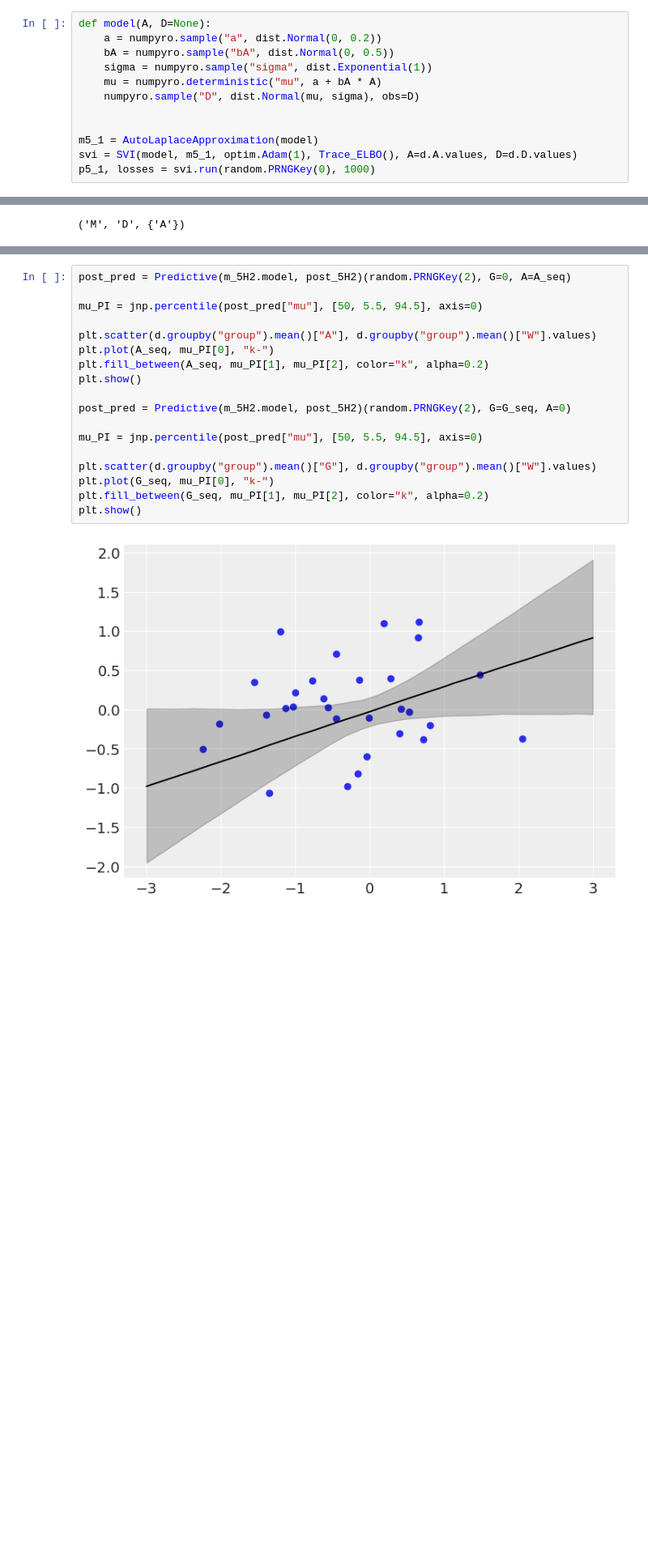
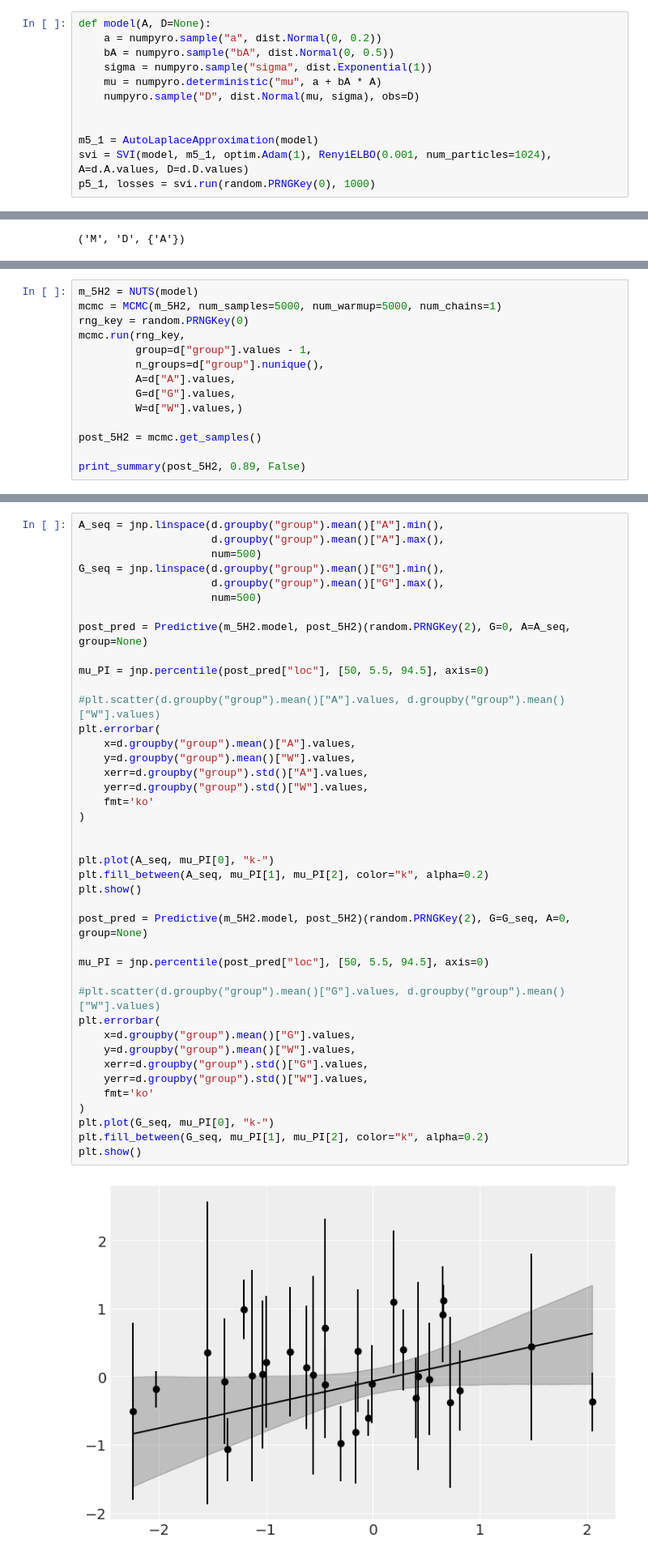
Before and after one commit to jgraving/rethinking-numpyro, a Jupyter notebook: notebooks/05_the_many_variables_and_the_spurious_waffles.ipynb, the cells around one changed output, grey strips where cells are left out. Shown at 81% size. Drawn from its saved outputs; the diff is of its cells as text; blank space fills up the shorter version.

```diff
--- a/notebooks/05_the_many_variables_and_the_spurious_waffles.ipynb
+++ b/notebooks/05_the_many_variables_and_the_spurious_waffles.ipynb
@@ -138,7 +139,7 @@ def model(A, D=None):
 
 
 m5_1 = AutoLaplaceApproximation(model)
-svi = SVI(model, m5_1, optim.Adam(1), Trace_ELBO(), A=d.A.values, D=d.D.values)
+svi = SVI(model, m5_1, optim.Adam(1), RenyiELBO(0.001, num_particles=1024), A=d.A.values, D=d.D.values)
 p5_1, losses = svi.run(random.PRNGKey(0), 1000)
 # %% [markdown]
 ### Code 5.4
@@ -1190,0 +1167,14 @@ sigma (2000,)
+# %%
+m_5H2 = NUTS(model)
+mcmc = MCMC(m_5H2, num_samples=5000, num_warmup=5000, num_chains=1)
+rng_key = random.PRNGKey(0)
+mcmc.run(rng_key,
+         group=d["group"].values - 1,
+         n_groups=d["group"].nunique(),
+         A=d["A"].values,
+         G=d["G"].values,
+         W=d["W"].values,)
+
+post_5H2 = mcmc.get_samples()
+
+print_summary(post_5H2, 0.89, False)
@@ -1191,20 +1199,43 @@ sigma (2000,)
 # %%
-post_pred = Predictive(m_5H2.model, post_5H2)(random.PRNGKey(2), G=0, A=A_seq)
+A_seq = jnp.linspace(d.groupby("group").mean()["A"].min(),
+                     d.groupby("group").mean()["A"].max(),
+                     num=500)
+G_seq = jnp.linspace(d.groupby("group").mean()["G"].min(),
+                     d.groupby("group").mean()["G"].max(),
+                     num=500)
 
-mu_PI = jnp.percentile(post_pred["mu"], [50, 5.5, 94.5], axis=0)
+post_pred = Predictive(m_5H2.model, post_5H2)(random.PRNGKey(2), G=0, A=A_seq, group=None)
 
-plt.scatter(d.groupby("group").mean()["A"], d.groupby("group").mean()["W"].values)
+mu_PI = jnp.percentile(post_pred["loc"], [50, 5.5, 94.5], axis=0)
+
+#plt.scatter(d.groupby("group").mean()["A"].values, d.groupby("group").mean()["W"].values)
+plt.errorbar(
+    x=d.groupby("group").mean()["A"].values,
+    y=d.groupby("group").mean()["W"].values,
+    xerr=d.groupby("group").std()["A"].values,
+    yerr=d.groupby("group").std()["W"].values,
+    fmt='ko'
+)
+
+
 plt.plot(A_seq, mu_PI[0], "k-")
 plt.fill_between(A_seq, mu_PI[1], mu_PI[2], color="k", alpha=0.2)
 plt.show()
 
-post_pred = Predictive(m_5H2.model, post_5H2)(random.PRNGKey(2), G=G_seq, A=0)
+post_pred = Predictive(m_5H2.model, post_5H2)(random.PRNGKey(2), G=G_seq, A=0, group=None)
 
-mu_PI = jnp.percentile(post_pred["mu"], [50, 5.5, 94.5], axis=0)
+mu_PI = jnp.percentile(post_pred["loc"], [50, 5.5, 94.5], axis=0)
 
-plt.scatter(d.groupby("group").mean()["G"], d.groupby("group").mean()["W"].values)
+#plt.scatter(d.groupby("group").mean()["G"].values, d.groupby("group").mean()["W"].values)
+plt.errorbar(
+    x=d.groupby("group").mean()["G"].values,
+    y=d.groupby("group").mean()["W"].values,
+    xerr=d.groupby("group").std()["G"].values,
+    yerr=d.groupby("group").std()["W"].values,
+    fmt='ko'
+)
 plt.plot(G_seq, mu_PI[0], "k-")
 plt.fill_between(G_seq, mu_PI[1], mu_PI[2], color="k", alpha=0.2)
 plt.show()
 # %% [output]
-[figure, old version]
+[figure, new version]
```
Also changed, not shown: parts of 15 cells of this notebook.
